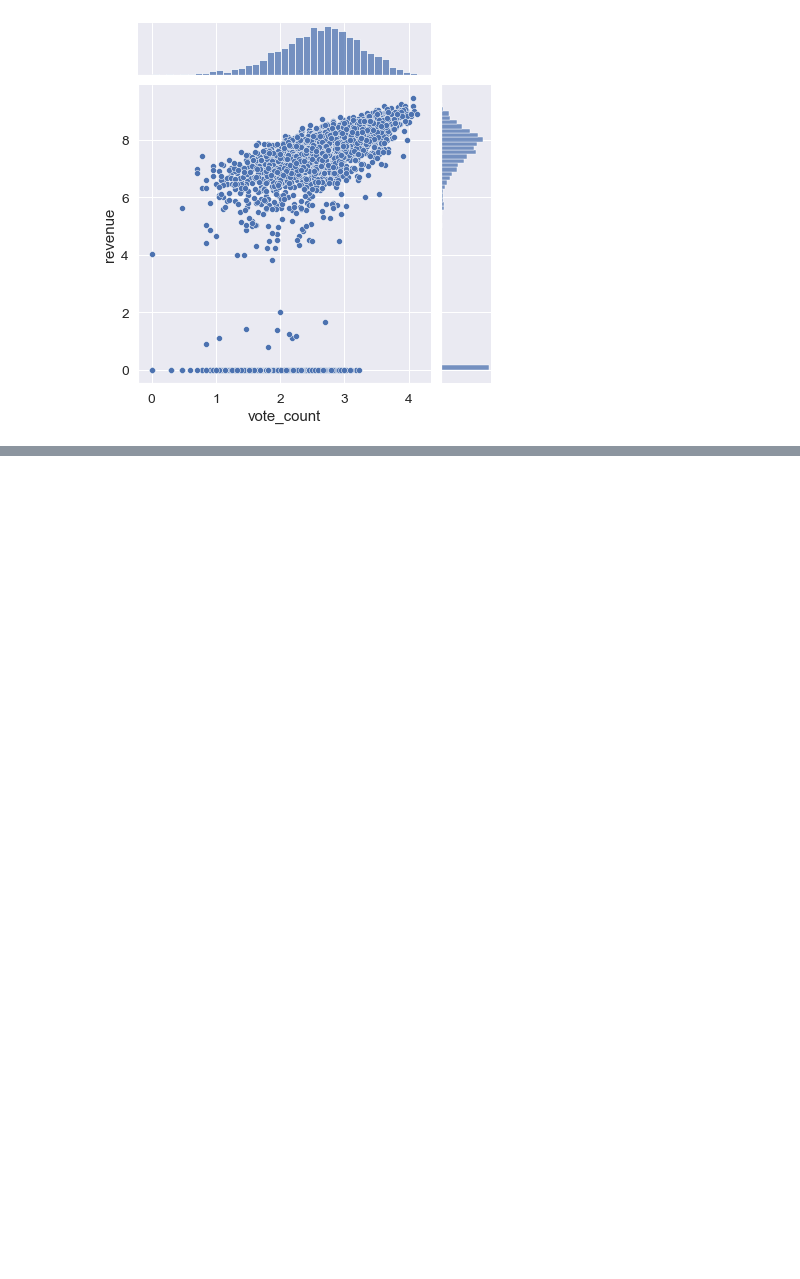
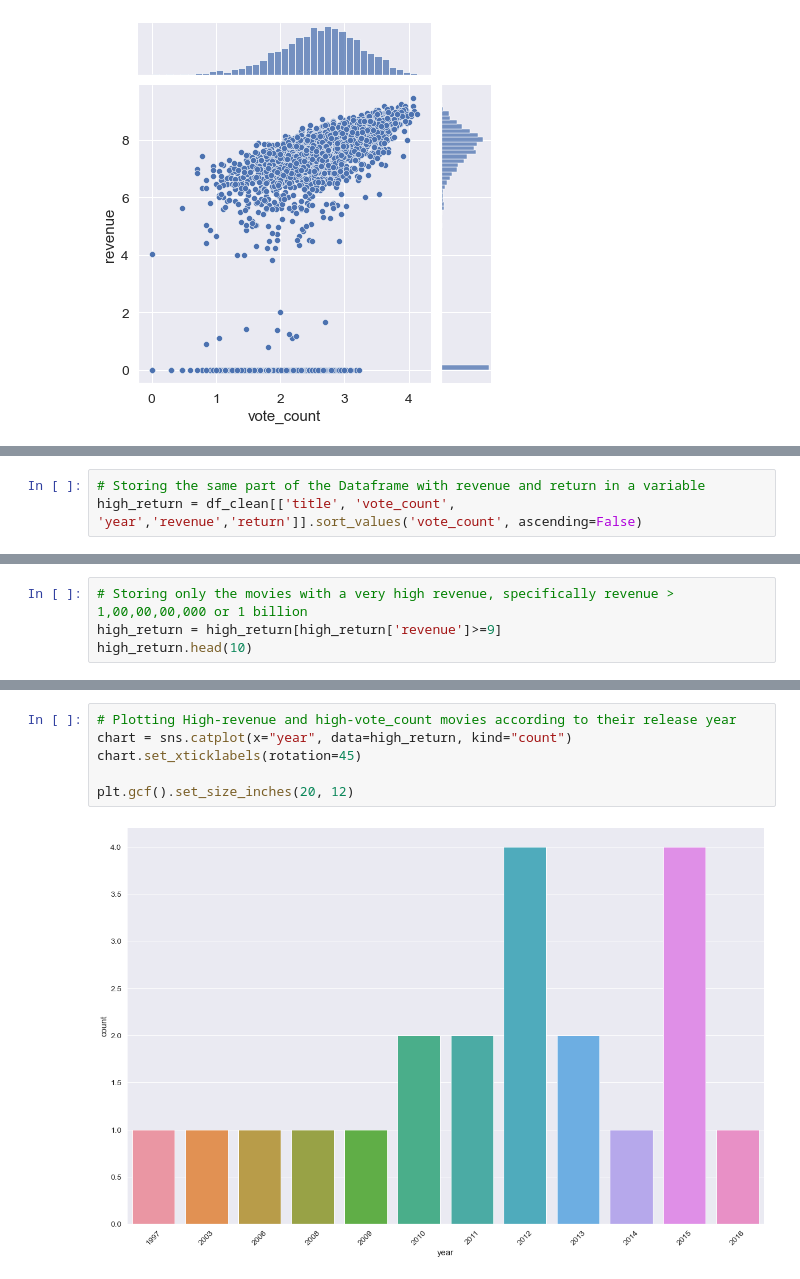
Before and after one commit to coxjack/Final-Project_Movie-Database, a Jupyter notebook: Analysis of Movie Revenue -- The Movie Database.ipynb, the cells around one changed output, grey strips where cells are left out. Cells and saved outputs as stored; diff of their text form; blank space fills up the shorter version.

Commit message:
trends and charts

```diff
--- a/Analysis of Movie Revenue -- The Movie Database.ipynb
+++ b/Analysis of Movie Revenue -- The Movie Database.ipynb
@@ -283,0 +299,3 @@ sns.jointplot(x='vote_count', y='revenue', data=df_clean)
+# %%
+# Storing the same part of the Dataframe with revenue and return in a variable
+high_return = df_clean[['title', 'vote_count', 'year','revenue','return']].sort_values('vote_count', ascending=False)
@@ -283,0 +306,4 @@ sns.jointplot(x='vote_count', y='revenue', data=df_clean)
+# %%
+# Storing only the movies with a very high revenue, specifically revenue > 1,00,00,00,000 or 1 billion
+high_return = high_return[high_return['revenue']>=9]
+high_return.head(10)
@@ -283,0 +322,8 @@ sns.jointplot(x='vote_count', y='revenue', data=df_clean)
+# %%
+# Plotting High-revenue and high-vote_count movies according to their release year
+chart = sns.catplot(x="year", data=high_return, kind="count")
+chart.set_xticklabels(rotation=45)
+
+plt.gcf().set_size_inches(20, 12)
+# %% [output]
+[figure, added]
```
Also changed, not shown: parts of 26 cells of this notebook.
